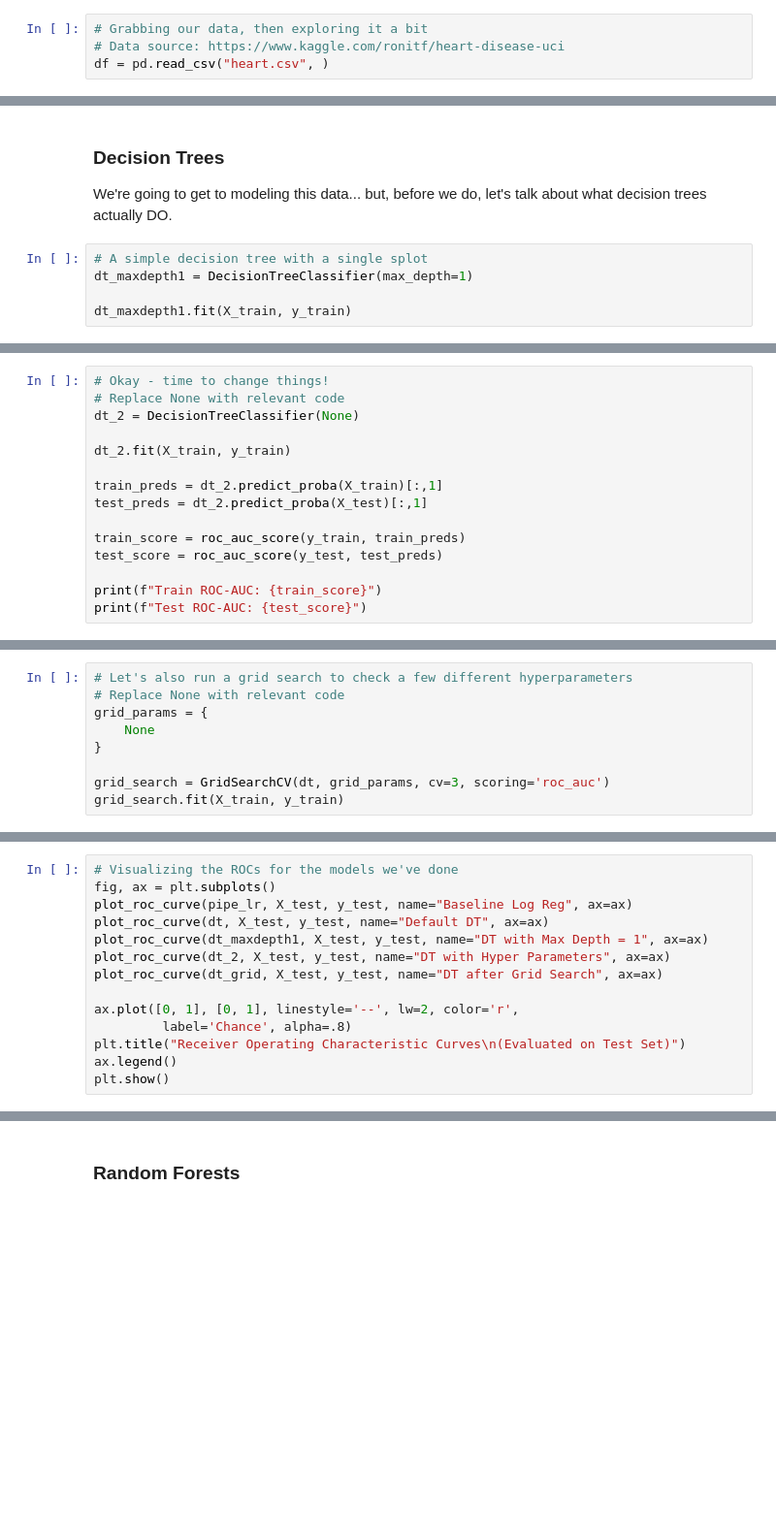
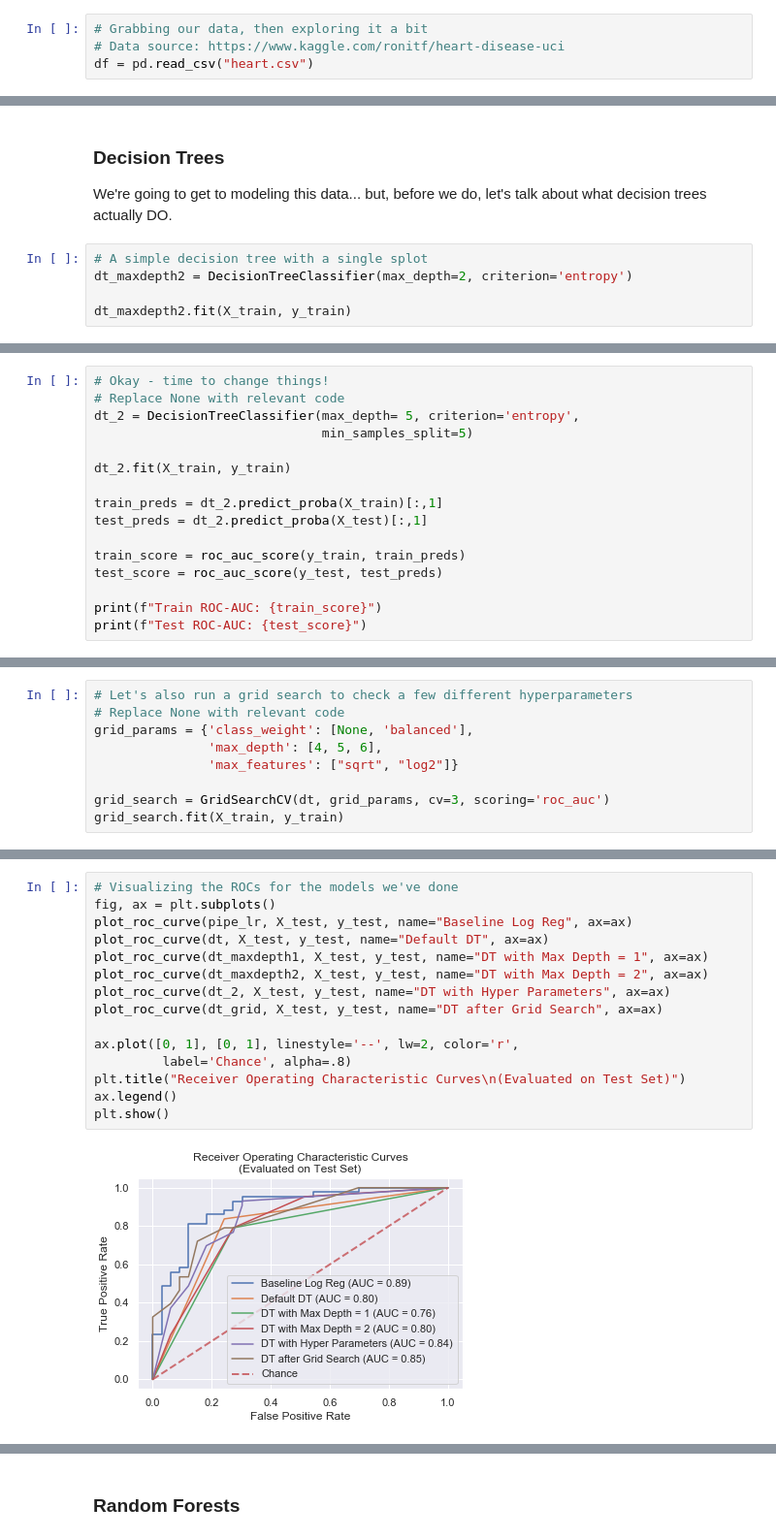
Before and after one commit to Tyasuoka/Breakout-Decision-Tree-Practice_HTX-DS-021720, a Jupyter notebook: DecisionTreePractice.ipynb, the cells around one changed output, grey strips where cells are left out. Shown: that part at 97% size. Drawn from its saved outputs; the diff is of its cells as text; blank space fills up the shorter version.

```diff
--- a/DecisionTreePractice.ipynb
+++ b/DecisionTreePractice.ipynb
@@ -30,7 +30,7 @@ def plot_tree(dt, used_cols, out_file='mytree.dot'):
 # %%
 # Grabbing our data, then exploring it a bit
 # Data source: https://www.kaggle.com/ronitf/heart-disease-uci
-df = pd.read_csv("heart.csv", )
+df = pd.read_csv("heart.csv")
 # %%
 df.head()
 # %% [output]
@@ -105,6 +127,6 @@ So let's evaluate the logistic regression model. How'd we do?
 We're going to get to modeling this data... but, before we do, let's talk about what decision trees actually DO.
 # %%
 # A simple decision tree with a single splot
-dt_maxdepth1 = DecisionTreeClassifier(max_depth=1)
+dt_maxdepth2 = DecisionTreeClassifier(max_depth=2, criterion='entropy')
 
-dt_maxdepth1.fit(X_train, y_train)
+dt_maxdepth2.fit(X_train, y_train)
@@ -141,7 +183,8 @@ What can we change?
 # %%
 # Okay - time to change things!
 # Replace None with relevant code
-dt_2 = DecisionTreeClassifier(None)
+dt_2 = DecisionTreeClassifier(max_depth= 5, criterion='entropy',
+                              min_samples_split=5)
 
 dt_2.fit(X_train, y_train)
 
@@ -156,9 +226,9 @@ print(f"Test ROC-AUC: {test_score}")
 # %%
 # Let's also run a grid search to check a few different hyperparameters
 # Replace None with relevant code
-grid_params = {
-    None
-}
+grid_params = {'class_weight': [None, 'balanced'],
+               'max_depth': [4, 5, 6],
+               'max_features': ["sqrt", "log2"]}
 
 grid_search = GridSearchCV(dt, grid_params, cv=3, scoring='roc_auc')
 grid_search.fit(X_train, y_train)
@@ -181,17 +276,20 @@ print(f"Test ROC-AUC: {test_score}")
 # %%
 # Visualizing the ROCs for the models we've done
 fig, ax = plt.subplots()
 plot_roc_curve(pipe_lr, X_test, y_test, name="Baseline Log Reg", ax=ax)
 plot_roc_curve(dt, X_test, y_test, name="Default DT", ax=ax)
 plot_roc_curve(dt_maxdepth1, X_test, y_test, name="DT with Max Depth = 1", ax=ax)
+plot_roc_curve(dt_maxdepth2, X_test, y_test, name="DT with Max Depth = 2", ax=ax)
 plot_roc_curve(dt_2, X_test, y_test, name="DT with Hyper Parameters", ax=ax)
 plot_roc_curve(dt_grid, X_test, y_test, name="DT after Grid Search", ax=ax)
 
 ax.plot([0, 1], [0, 1], linestyle='--', lw=2, color='r',
          label='Chance', alpha=.8)
 plt.title("Receiver Operating Characteristic Curves\n(Evaluated on Test Set)")
 ax.legend()
 plt.show()
+# %% [output]
+[figure, added]
 # %% [markdown]
 What can we learn from this visualization? Which is the best model - and how could you tell without looking at the scores?
 
```
Also changed, not shown: parts of 20 cells of this notebook.
